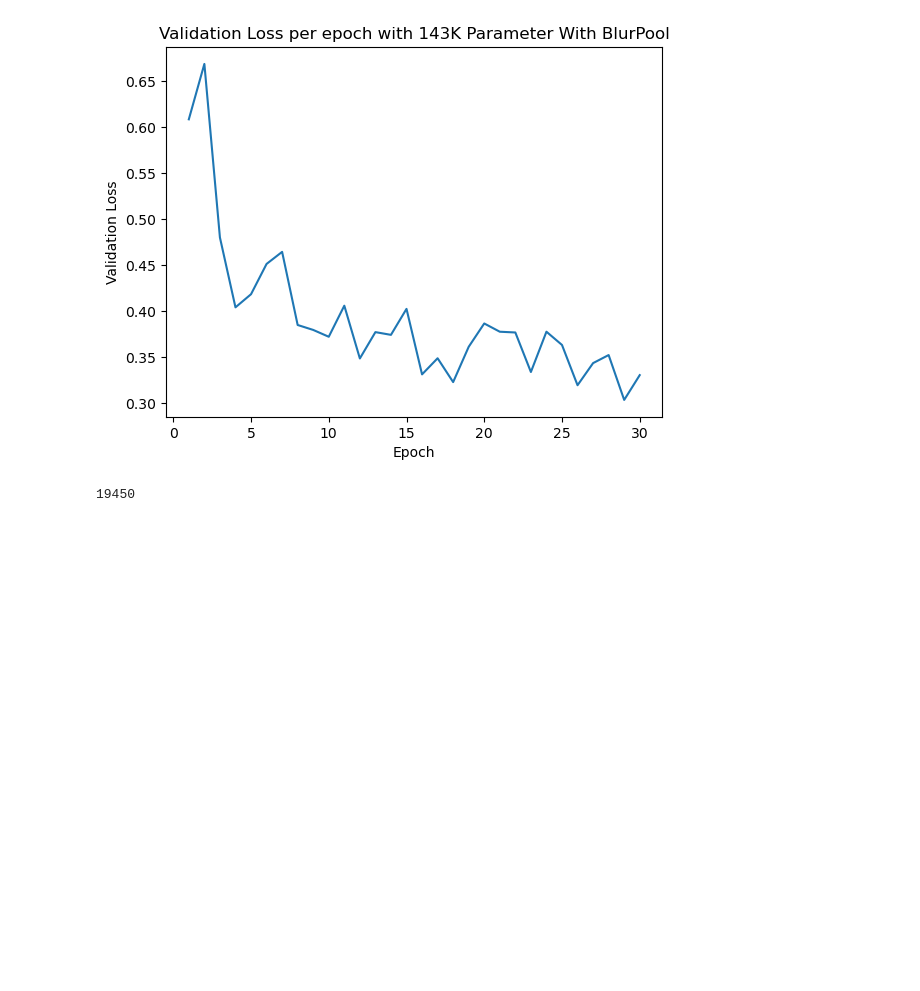
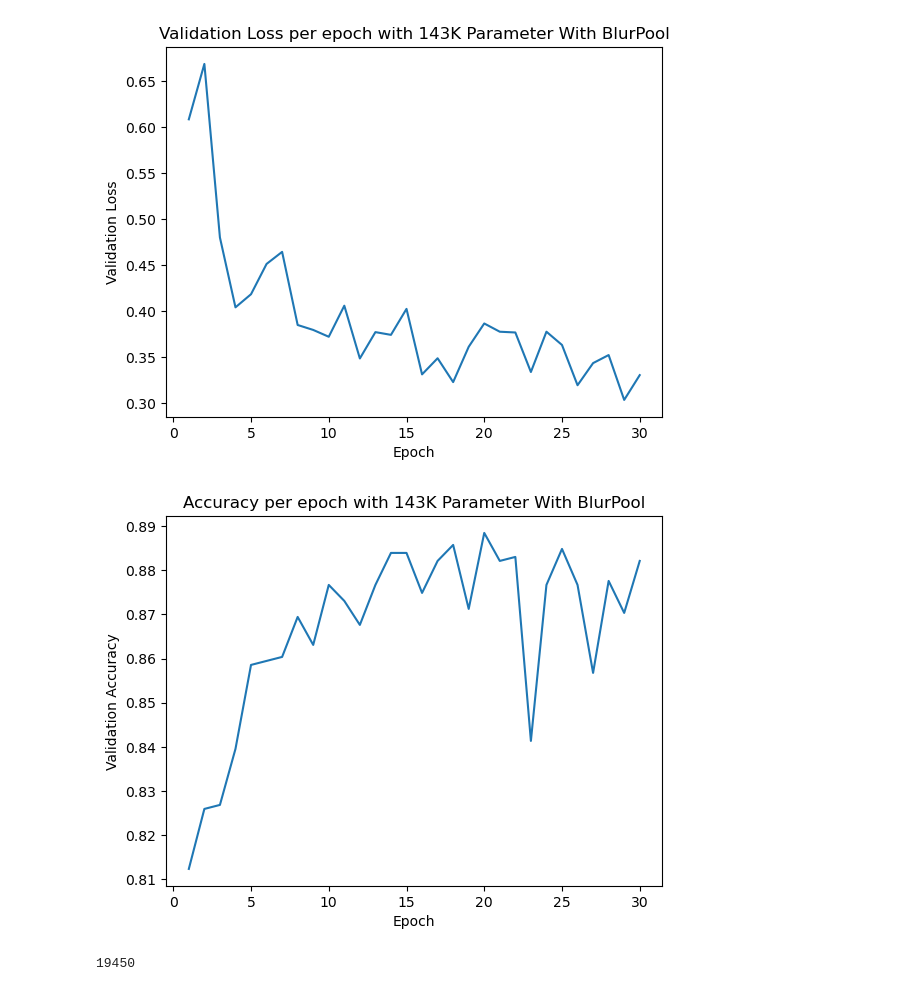
Before and after one commit to satyaram413/mosaic-ml-medical-analysis, a Jupyter notebook: CustomModelForThesis.ipynb, the cells around one changed output. Saved outputs shown, nothing was run; the diff lists cells and outputs as text; code cells hidden in the pictures; blank space fills up the shorter version.

```diff
--- a/CustomModelForThesis.ipynb
+++ b/CustomModelForThesis.ipynb
@@ -332,6 +373,15 @@ plt.title("Validation Loss per epoch with 143K Parameter With BlurPool")
 plt.show()
 # %% [output]
 [figure]
+# %%
+timeseries_raw = logger.get_timeseries("metrics/eval/MulticlassAccuracy")
+plt.plot(timeseries_raw['epoch'], timeseries_raw["metrics/eval/MulticlassAccuracy"])
+plt.xlabel("Epoch")
+plt.ylabel("Validation Accuracy")
+plt.title("Accuracy per epoch with 143K Parameter With BlurPool")
+plt.show()
+# %% [output]
+[figure, added]
 # %%
 logged_data = trainer.logger.destinations[0].data
 # %%
```
Also changed, not shown: parts of 12 cells of this notebook, 2 other files.
